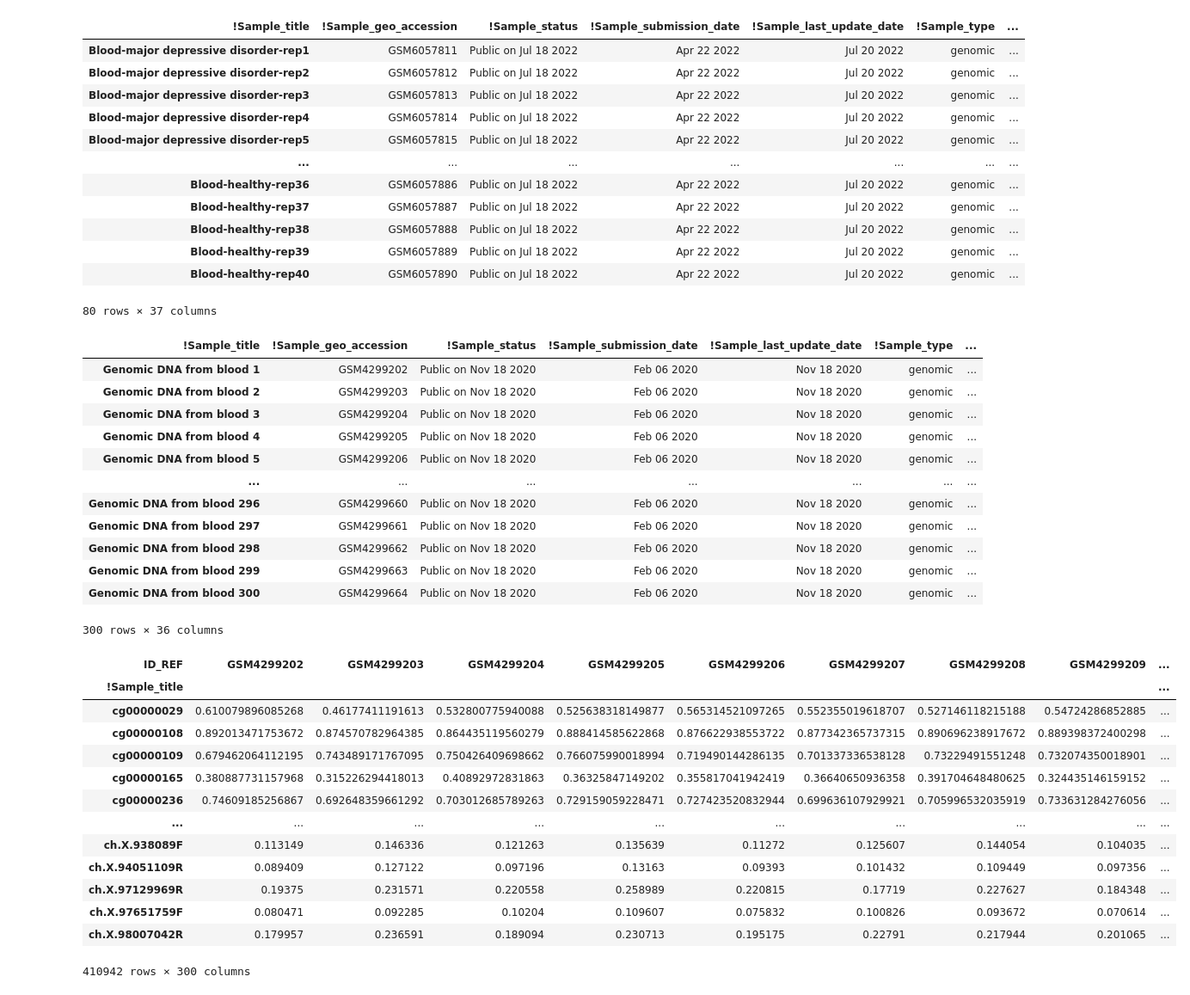
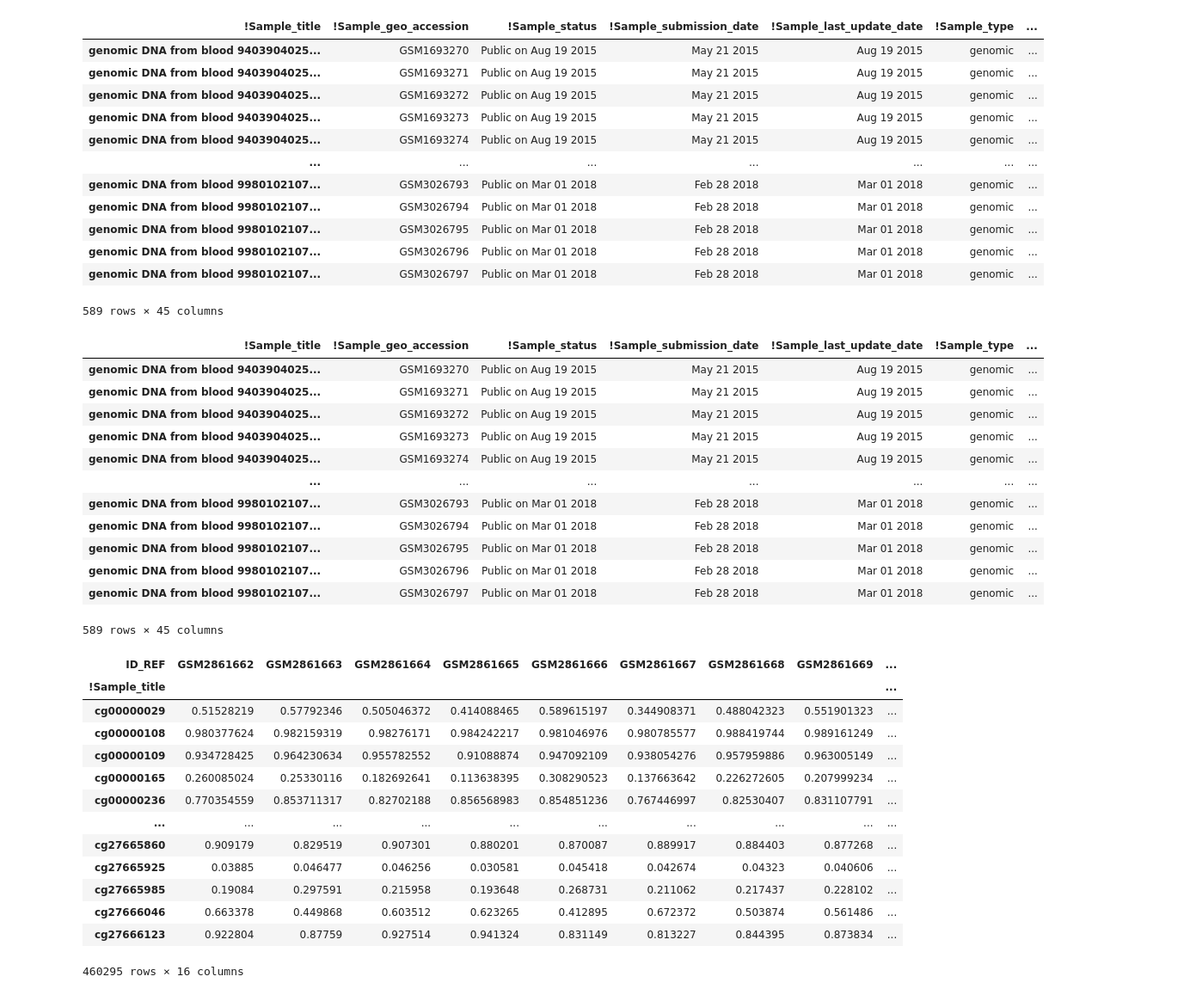
Before and after one commit to chadapollard/Geo_Data_Mining, a Jupyter notebook: Manipulating_GEO_MicroArray_Data.ipynb, the cells around one changed output. Shown: that part at 86% size. Saved outputs shown, nothing was run; the diff lists cells and outputs as text; code cells hidden in the pictures.

```diff
--- a/Manipulating_GEO_MicroArray_Data.ipynb
+++ b/Manipulating_GEO_MicroArray_Data.ipynb
@@ -7,63 +7,63 @@ from sklearn.preprocessing import StandardScaler
 import pyreadr
 # %%
 # Read in the series Matrix File (Before you do, make sure to open the file in text edit and delete everything before !Sample_title)
-sample_info = pd.read_csv("/Volumes/Research_Data/Research_Datasets/Whole_Blood/Whole_Blood_Depression_Study/GSE201287_series_matrix.txt",sep='\t',index_col = 0)
+sample_info = pd.read_csv("/Volumes/Research_Data/Research_Datasets/Atherosclerosis_Tissue/Atherosclerosis_Whole_Blood_Stroke_450K/Matrix_Truncated.txt",sep='\t',index_col = 0)
 sample_info = sample_info.transpose()
 sample_info.iloc[:]
 # %% [output]
 | !Sample_title | !Sample_geo_accession | !Sample_status | !Sample_submission_date | !Sample_last_update_date | !Sample_type | ... |
-| Blood-major depressive disorder-rep1 | GSM6057811 | Public on Jul 18 2022 | Apr 22 2022 | Jul 20 2022 | genomic | ... |
-| Blood-major depressive disorder-rep2 | GSM6057812 | Public on Jul 18 2022 | Apr 22 2022 | Jul 20 2022 | genomic | ... |
-| Blood-major depressive disorder-rep3 | GSM6057813 | Public on Jul 18 2022 | Apr 22 2022 | Jul 20 2022 | genomic | ... |
-| Blood-major depressive disorder-rep4 | GSM6057814 | Public on Jul 18 2022 | Apr 22 2022 | Jul 20 2022 | genomic | ... |
-| Blood-major depressive disorder-rep5 | GSM6057815 | Public on Jul 18 2022 | Apr 22 2022 | Jul 20 2022 | genomic | ... |
+| genomic DNA from blood 9403904025... | GSM1693270 | Public on Aug 19 2015 | May 21 2015 | Aug 19 2015 | genomic | ... |
+| genomic DNA from blood 9403904025... | GSM1693271 | Public on Aug 19 2015 | May 21 2015 | Aug 19 2015 | genomic | ... |
+| genomic DNA from blood 9403904025... | GSM1693272 | Public on Aug 19 2015 | May 21 2015 | Aug 19 2015 | genomic | ... |
+| genomic DNA from blood 9403904025... | GSM1693273 | Public on Aug 19 2015 | May 21 2015 | Aug 19 2015 | genomic | ... |
+| genomic DNA from blood 9403904025... | GSM1693274 | Public on Aug 19 2015 | May 21 2015 | Aug 19 2015 | genomic | ... |
 | ... | ... | ... | ... | ... | ... | ... |
-| Blood-healthy-rep36 | GSM6057886 | Public on Jul 18 2022 | Apr 22 2022 | Jul 20 2022 | genomic | ... |
-| Blood-healthy-rep37 | GSM6057887 | Public on Jul 18 2022 | Apr 22 2022 | Jul 20 2022 | genomic | ... |
-| Blood-healthy-rep38 | GSM6057888 | Public on Jul 18 2022 | Apr 22 2022 | Jul 20 2022 | genomic | ... |
-| Blood-healthy-rep39 | GSM6057889 | Public on Jul 18 2022 | Apr 22 2022 | Jul 20 2022 | genomic | ... |
-| Blood-healthy-rep40 | GSM6057890 | Public on Jul 18 2022 | Apr 22 2022 | Jul 20 2022 | genomic | ... |
+| genomic DNA from blood 9980102107... | GSM3026793 | Public on Mar 01 2018 | Feb 28 2018 | Mar 01 2018 | genomic | ... |
+| genomic DNA from blood 9980102107... | GSM3026794 | Public on Mar 01 2018 | Feb 28 2018 | Mar 01 2018 | genomic | ... |
+| genomic DNA from blood 9980102107... | GSM3026795 | Public on Mar 01 2018 | Feb 28 2018 | Mar 01 2018 | genomic | ... |
+| genomic DNA from blood 9980102107... | GSM3026796 | Public on Mar 01 2018 | Feb 28 2018 | Mar 01 2018 | genomic | ... |
+| genomic DNA from blood 9980102107... | GSM3026797 | Public on Mar 01 2018 | Feb 28 2018 | Mar 01 2018 | genomic | ... |
-80 rows × 37 columns
+589 rows × 45 columns
 # %%
 # Sometimes they will add the Processed Beta values, you can seperate those out here so that you have seperate data frames.
 # One will be the sample_info and the other your beta_values
-sample_info_2 = sample_info.iloc[:,:36]
+sample_info_2 = sample_info.iloc[:,:45]
 sample_info_2.iloc[:]
 # %% [output]
 | !Sample_title | !Sample_geo_accession | !Sample_status | !Sample_submission_date | !Sample_last_update_date | !Sample_type | ... |
-| Genomic DNA from blood 1 | GSM4299202 | Public on Nov 18 2020 | Feb 06 2020 | Nov 18 2020 | genomic | ... |
-| Genomic DNA from blood 2 | GSM4299203 | Public on Nov 18 2020 | Feb 06 2020 | Nov 18 2020 | genomic | ... |
-| Genomic DNA from blood 3 | GSM4299204 | Public on Nov 18 2020 | Feb 06 2020 | Nov 18 2020 | genomic | ... |
-| Genomic DNA from blood 4 | GSM4299205 | Public on Nov 18 2020 | Feb 06 2020 | Nov 18 2020 | genomic | ... |
-| Genomic DNA from blood 5 | GSM4299206 | Public on Nov 18 2020 | Feb 06 2020 | Nov 18 2020 | genomic | ... |
+| genomic DNA from blood 9403904025... | GSM1693270 | Public on Aug 19 2015 | May 21 2015 | Aug 19 2015 | genomic | ... |
+| genomic DNA from blood 9403904025... | GSM1693271 | Public on Aug 19 2015 | May 21 2015 | Aug 19 2015 | genomic | ... |
+| genomic DNA from blood 9403904025... | GSM1693272 | Public on Aug 19 2015 | May 21 2015 | Aug 19 2015 | genomic | ... |
+| genomic DNA from blood 9403904025... | GSM1693273 | Public on Aug 19 2015 | May 21 2015 | Aug 19 2015 | genomic | ... |
+| genomic DNA from blood 9403904025... | GSM1693274 | Public on Aug 19 2015 | May 21 2015 | Aug 19 2015 | genomic | ... |
 | ... | ... | ... | ... | ... | ... | ... |
-| Genomic DNA from blood 296 | GSM4299660 | Public on Nov 18 2020 | Feb 06 2020 | Nov 18 2020 | genomic | ... |
-| Genomic DNA from blood 297 | GSM4299661 | Public on Nov 18 2020 | Feb 06 2020 | Nov 18 2020 | genomic | ... |
-| Genomic DNA from blood 298 | GSM4299662 | Public on Nov 18 2020 | Feb 06 2020 | Nov 18 2020 | genomic | ... |
-| Genomic DNA from blood 299 | GSM4299663 | Public on Nov 18 2020 | Feb 06 2020 | Nov 18 2020 | genomic | ... |
-| Genomic DNA from blood 300 | GSM4299664 | Public on Nov 18 2020 | Feb 06 2020 | Nov 18 2020 | genomic | ... |
+| genomic DNA from blood 9980102107... | GSM3026793 | Public on Mar 01 2018 | Feb 28 2018 | Mar 01 2018 | genomic | ... |
+| genomic DNA from blood 9980102107... | GSM3026794 | Public on Mar 01 2018 | Feb 28 2018 | Mar 01 2018 | genomic | ... |
+| genomic DNA from blood 9980102107... | GSM3026795 | Public on Mar 01 2018 | Feb 28 2018 | Mar 01 2018 | genomic | ... |
+| genomic DNA from blood 9980102107... | GSM3026796 | Public on Mar 01 2018 | Feb 28 2018 | Mar 01 2018 | genomic | ... |
+| genomic DNA from blood 9980102107... | GSM3026797 | Public on Mar 01 2018 | Feb 28 2018 | Mar 01 2018 | genomic | ... |
-300 rows × 36 columns
+589 rows × 45 columns
 # %%
-betas = sample_info.iloc[:,36:-1]
+betas = sample_info.iloc[:,35:-1]
 betas.index = sample_info_2["ID_REF"]
 # del betas["!series_matrix_table_end"]
 # del betas["ID_REF"]
 betas = betas.transpose()
 betas.iloc[:]
 # %% [output]
-| ID_REF | GSM4299202 | GSM4299203 | GSM4299204 | GSM4299205 | GSM4299206 | GSM4299207 | GSM4299208 | GSM4299209 | ... |
+| ID_REF | GSM2861662 | GSM2861663 | GSM2861664 | GSM2861665 | GSM2861666 | GSM2861667 | GSM2861668 | GSM2861669 | ... |
 | !Sample_title |  |  |  |  |  |  |  |  | ... |
-| cg00000029 | 0.610079896085268 | 0.46177411191613 | 0.532800775940088 | 0.525638318149877 | 0.565314521097265 | 0.552355019618707 | 0.527146118215188 | 0.54724286852885 | ... |
-| cg00000108 | 0.892013471753672 | 0.874570782964385 | 0.864435119560279 | 0.888414585622868 | 0.876622938553722 | 0.877342365737315 | 0.890696238917672 | 0.889398372400298 | ... |
-| cg00000109 | 0.679462064112195 | 0.743489171767095 | 0.750426409698662 | 0.766075990018994 | 0.719490144286135 | 0.701337336538128 | 0.73229491551248 | 0.732074350018901 | ... |
-| cg00000165 | 0.380887731157968 | 0.315226294418013 | 0.40892972831863 | 0.36325847149202 | 0.355817041942419 | 0.36640650936358 | 0.391704648480625 | 0.324435146159152 | ... |
-| cg00000236 | 0.74609185256867 | 0.692648359661292 | 0.703012685789263 | 0.729159059228471 | 0.727423520832944 | 0.699636107929921 | 0.705996532035919 | 0.733631284276056 | ... |
+| cg00000029 | 0.51528219 | 0.57792346 | 0.505046372 | 0.414088465 | 0.589615197 | 0.344908371 | 0.488042323 | 0.551901323 | ... |
+| cg00000108 | 0.980377624 | 0.982159319 | 0.98276171 | 0.984242217 | 0.981046976 | 0.980785577 | 0.988419744 | 0.989161249 | ... |
+| cg00000109 | 0.934728425 | 0.964230634 | 0.955782552 | 0.91088874 | 0.947092109 | 0.938054276 | 0.957959886 | 0.963005149 | ... |
+| cg00000165 | 0.260085024 | 0.25330116 | 0.182692641 | 0.113638395 | 0.308290523 | 0.137663642 | 0.226272605 | 0.207999234 | ... |
+| cg00000236 | 0.770354559 | 0.853711317 | 0.82702188 | 0.856568983 | 0.854851236 | 0.767446997 | 0.82530407 | 0.831107791 | ... |
 | ... | ... | ... | ... | ... | ... | ... | ... | ... | ... |
-| ch.X.938089F | 0.113149 | 0.146336 | 0.121263 | 0.135639 | 0.11272 | 0.125607 | 0.144054 | 0.104035 | ... |
-| ch.X.94051109R | 0.089409 | 0.127122 | 0.097196 | 0.13163 | 0.09393 | 0.101432 | 0.109449 | 0.097356 | ... |
-| ch.X.97129969R | 0.19375 | 0.231571 | 0.220558 | 0.258989 | 0.220815 | 0.17719 | 0.227627 | 0.184348 | ... |
-| ch.X.97651759F | 0.080471 | 0.092285 | 0.10204 | 0.109607 | 0.075832 | 0.100826 | 0.093672 | 0.070614 | ... |
-| ch.X.98007042R | 0.179957 | 0.236591 | 0.189094 | 0.230713 | 0.195175 | 0.22791 | 0.217944 | 0.201065 | ... |
+| cg27665860 | 0.909179 | 0.829519 | 0.907301 | 0.880201 | 0.870087 | 0.889917 | 0.884403 | 0.877268 | ... |
+| cg27665925 | 0.03885 | 0.046477 | 0.046256 | 0.030581 | 0.045418 | 0.042674 | 0.04323 | 0.040606 | ... |
+| cg27665985 | 0.19084 | 0.297591 | 0.215958 | 0.193648 | 0.268731 | 0.211062 | 0.217437 | 0.228102 | ... |
+| cg27666046 | 0.663378 | 0.449868 | 0.603512 | 0.623265 | 0.412895 | 0.672372 | 0.503874 | 0.561486 | ... |
+| cg27666123 | 0.922804 | 0.87759 | 0.927514 | 0.941324 | 0.831149 | 0.813227 | 0.844395 | 0.873834 | ... |
-410942 rows × 300 columns
+460295 rows × 16 columns
 # %%
 # Write the results to a .csv file
```
Also changed, not shown: parts of 2 cells of this notebook.
